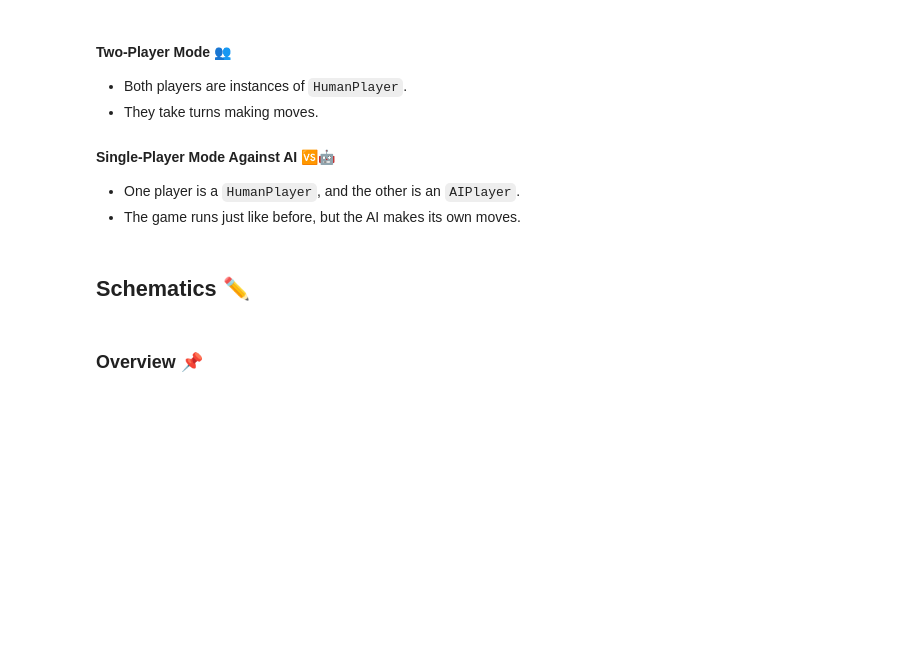
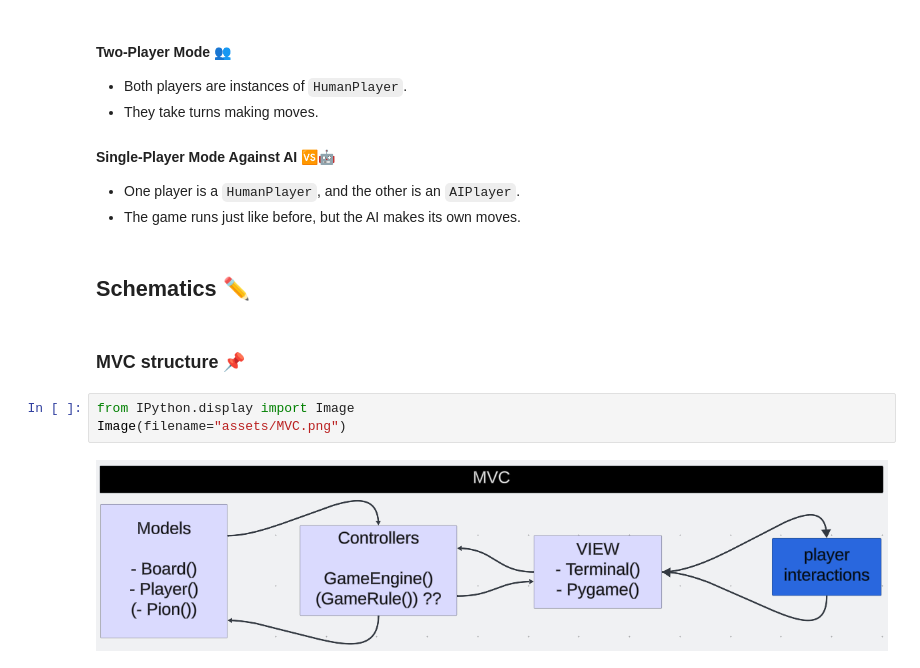
Before and after one commit to ManuLabricole/CdnOthello, a Jupyter notebook: othello_tutorial.ipynb, the cells around one changed output. Saved outputs shown, nothing was run; the diff lists cells and outputs as text; blank space fills up the shorter version.

```diff
--- a/othello_tutorial.ipynb
+++ b/othello_tutorial.ipynb
@@ -213,4 +213,9 @@ By keeping our game logic separate from the UI, we can:
 # %% [markdown]
 ## Schematics ✏️
 # %% [markdown]
-### Overview 📌
+### MVC structure 📌
+# %%
+from IPython.display import Image
+Image(filename="assets/MVC.png")
+# %% [output]
+[figure, added]
```
Also changed, not shown: parts of 8 cells of this notebook.
